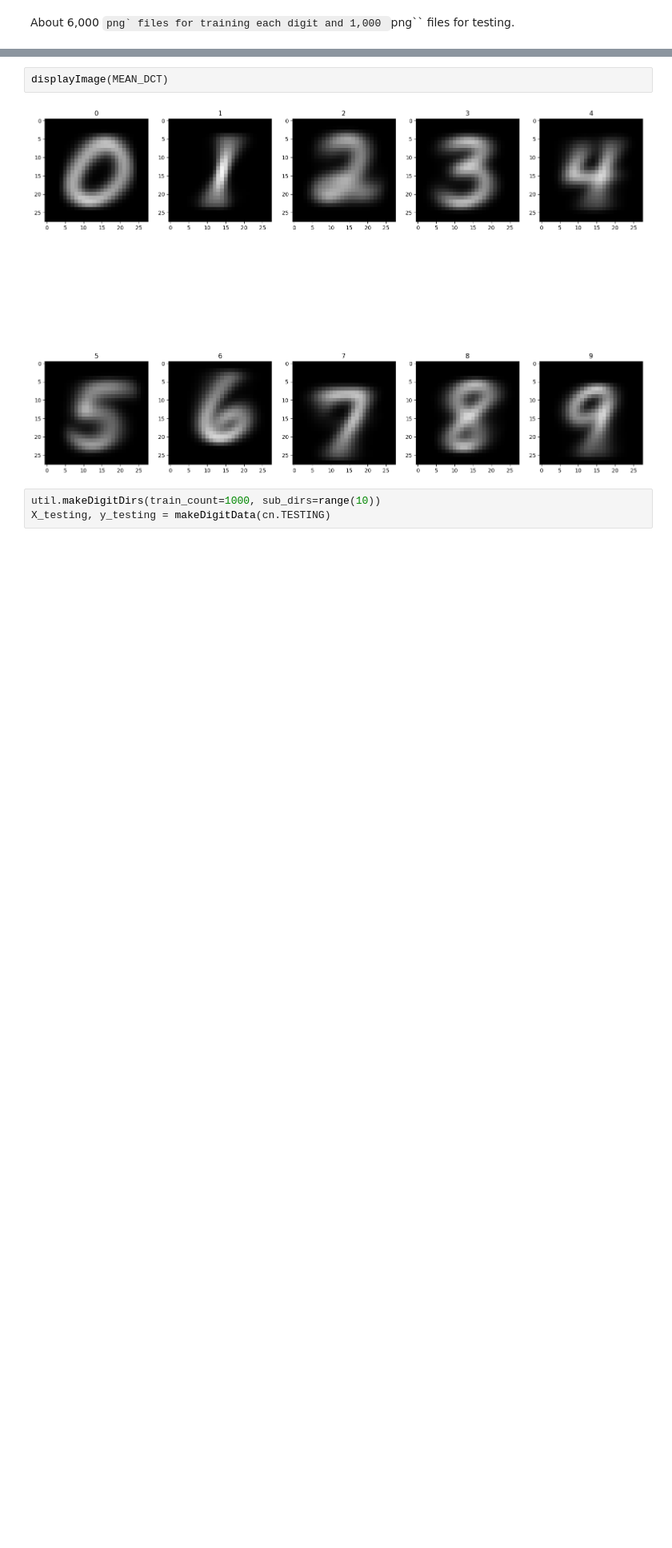
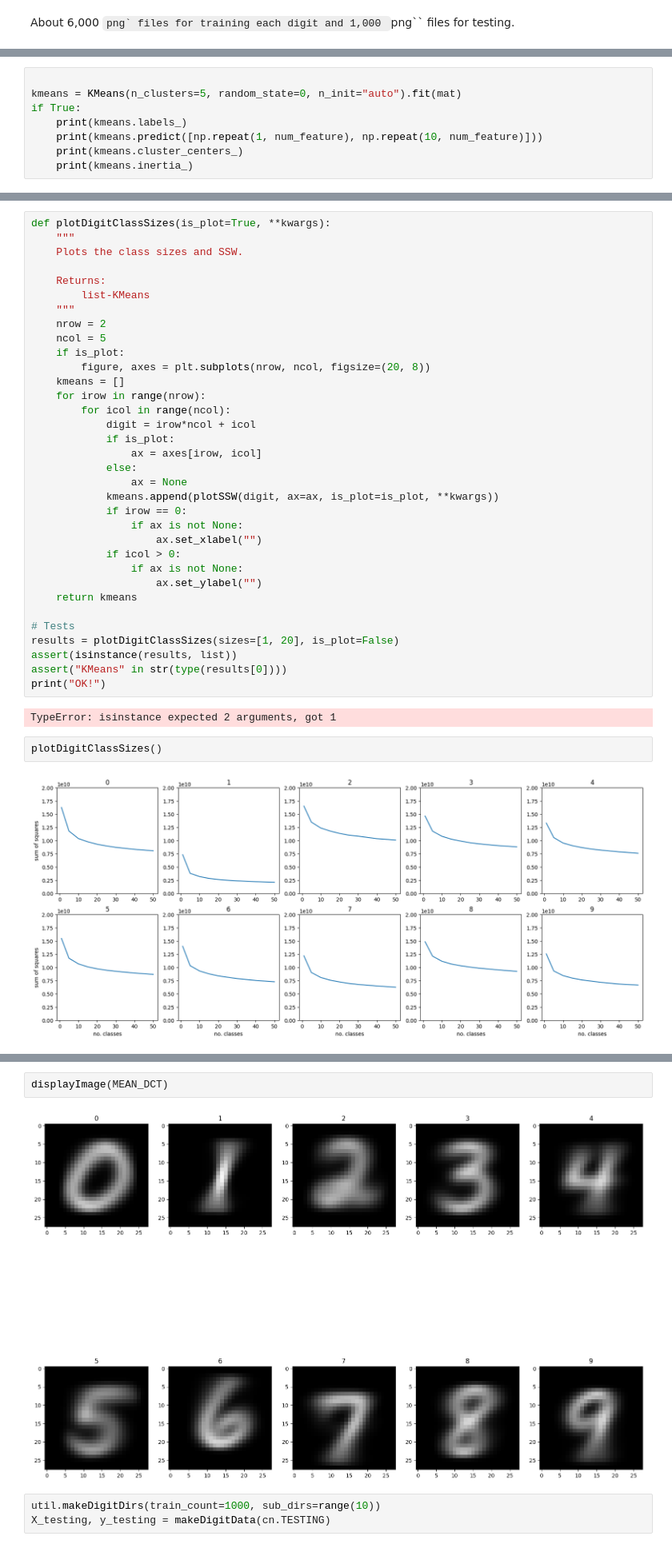
Before and after one commit to joseph-hellerstein/keras, a Jupyter notebook: notebooks/model_selection_evaluation_pt1.ipynb, the cells around one changed output, grey strips where cells are left out. Shown: that part at 80% size. Drawn from its saved outputs; the diff is of its cells as text; blank space fills up the shorter version.

```diff
--- a/notebooks/model_selection_evaluation_pt1.ipynb
+++ b/notebooks/model_selection_evaluation_pt1.ipynb
@@ -447,0 +613,8 @@ MEAN_DCT, STD_DCT = trainIdeal()
+# %%
+
+kmeans = KMeans(n_clusters=5, random_state=0, n_init="auto").fit(mat)
+if True:
+    print(kmeans.labels_)
+    print(kmeans.predict([np.repeat(1, num_feature), np.repeat(10, num_feature)]))
+    print(kmeans.cluster_centers_)
+    print(kmeans.inertia_)
@@ -447,0 +672,40 @@ MEAN_DCT, STD_DCT = trainIdeal()
+# %%
+def plotDigitClassSizes(is_plot=True, **kwargs):
+    """
+    Plots the class sizes and SSW.
+
+    Returns:
+        list-KMeans
+    """
+    nrow = 2
+    ncol = 5
+    if is_plot:
+        figure, axes = plt.subplots(nrow, ncol, figsize=(20, 8))
+    kmeans = []
+    for irow in range(nrow):
+        for icol in range(ncol):
+            digit = irow*ncol + icol
+            if is_plot:
+                ax = axes[irow, icol]
+            else:
+                ax = None
+            kmeans.append(plotSSW(digit, ax=ax, is_plot=is_plot, **kwargs))
+            if irow == 0:
+                if ax is not None:
+                    ax.set_xlabel("")
+            if icol > 0:
+                if ax is not None:
+                    ax.set_ylabel("")
+    return kmeans
+
+# Tests
+results = plotDigitClassSizes(sizes=[1, 20], is_plot=False)
+assert(isinstance(results, list))
+assert("KMeans" in str(type(results[0])))
+print("OK!")
+# %% [output]
+TypeError: isinstance expected 2 arguments, got 1
+# %%
+plotDigitClassSizes()
+# %% [output]
+[figure, added]
```
Also changed, not shown: parts of 62 cells of this notebook.
